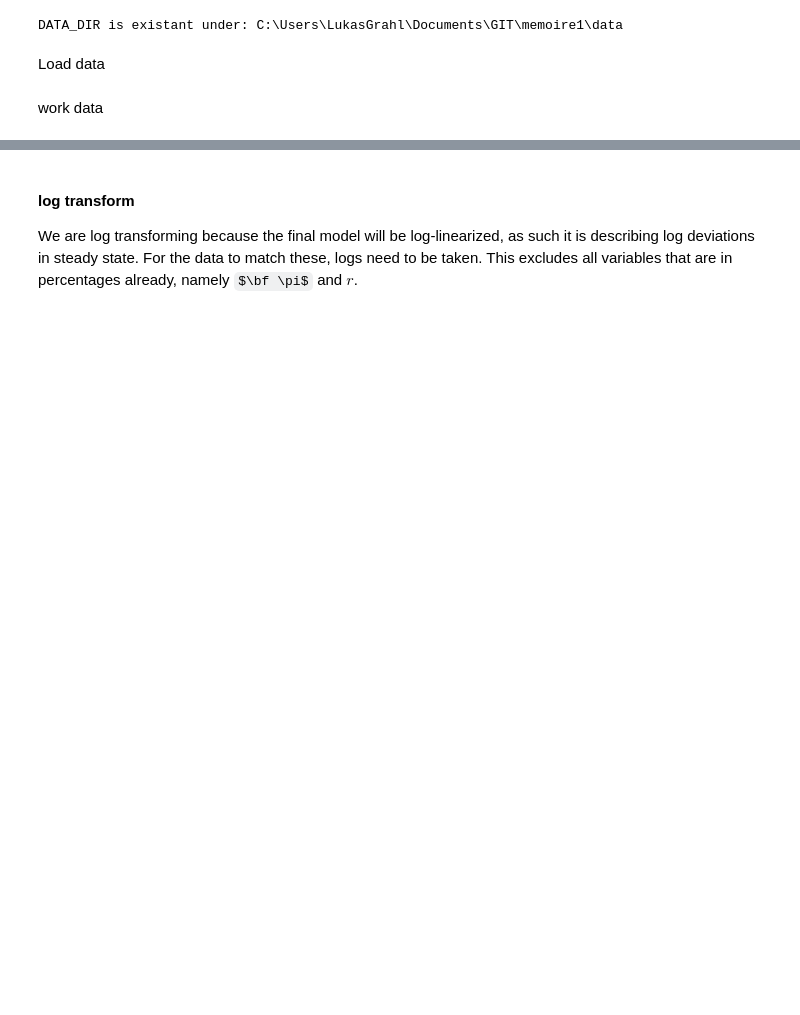
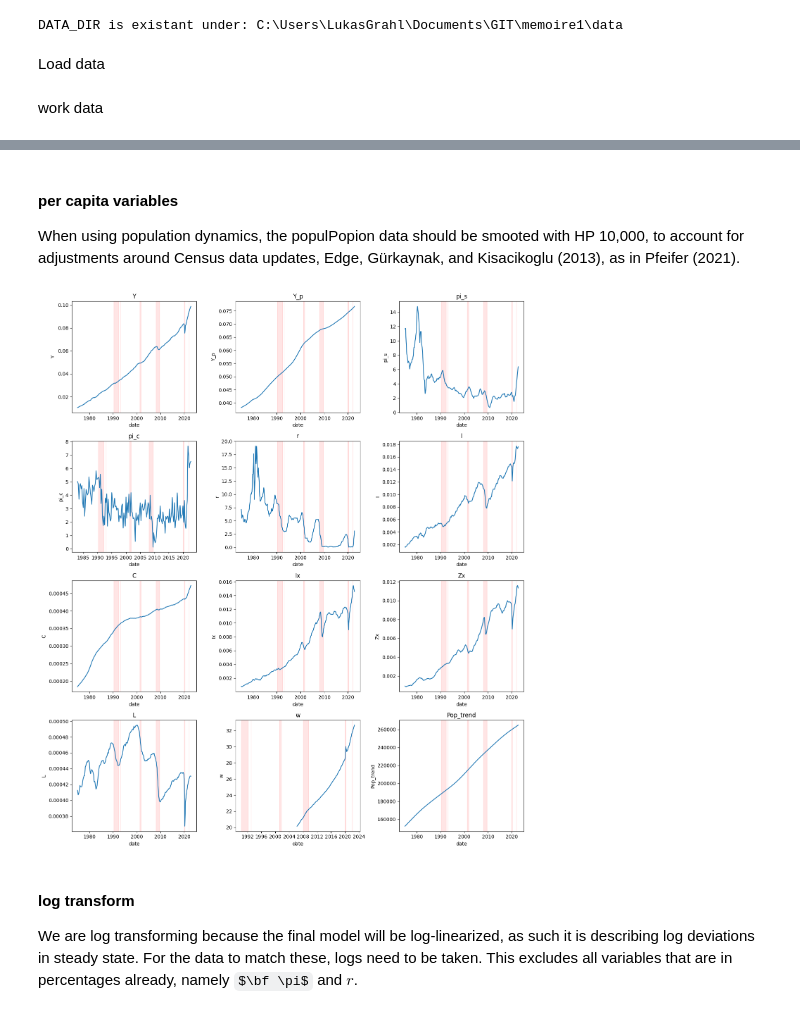
Before and after one commit to lukasgrahl/memoire1, a Jupyter notebook: notebooks/01-load_data.ipynb, the cells around one changed output, grey strips where cells are left out. Cells and saved outputs as stored; diff of their text form; code cells hidden in the pictures; some formulas as TeX source; blank space fills up the shorter version.

```diff
--- a/notebooks/01-load_data.ipynb
+++ b/notebooks/01-load_data.ipynb
@@ -44,3 +45,6 @@ sample ends: 2022-10-01
 | 50% | 91 days 12:00:00 |
 | 75% | 92 days 00:00:00 |
 | max | 92 days 00:00:00 |
+# %% [markdown]
+#### per capita variables
+When using population dynamics, the populPopion data should be smooted with HP 10,000, to account for adjustments around Census data updates, Edge, Gürkaynak, and Kisacikoglu (2013), as in Pfeifer (2021).
@@ -47,3 +58,7 @@ sample ends: 2022-10-01
+# %%
+plot_dfs(df, sns.lineplot, fill_arr=recession_dict)
+# %% [output]
+[figure, added]
 # %% [markdown]
 #### log transform
 We are log transforming because the final model will be log-linearized, as such it is describing log deviations in steady state. For the data to match these, logs need to be taken. This excludes all variables that are in percentages already, namely $\bf \pi$ and $r$.
```
Also changed, not shown: parts of 15 cells of this notebook, 6 other files.
